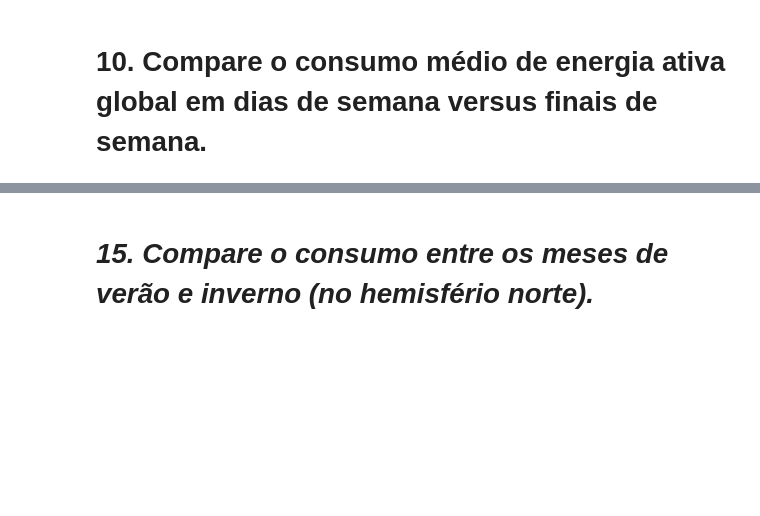
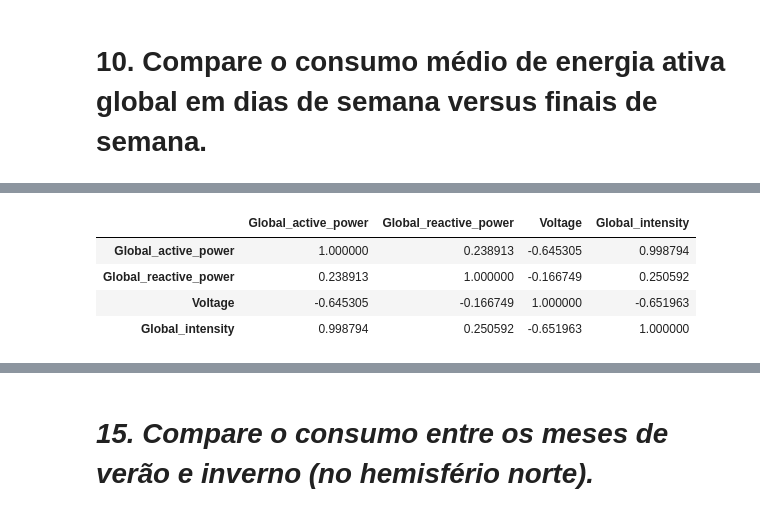
Before and after one commit to PedroH-07/Checkpoint1-SERS, a Jupyter notebook: CP01_SERS.ipynb, the cells around one changed output, grey strips where cells are left out. Cells and saved outputs as stored; diff of their text form; code cells hidden in the pictures; blank space fills up the shorter version.

```diff
--- a/CP01_SERS.ipynb
+++ b/CP01_SERS.ipynb
@@ -93,0 +165,9 @@ display(average_power_by_daytype)
+# %%
+correlation_matrix = df[['Global_active_power', 'Global_reactive_power', 'Voltage', 'Global_intensity']].corr()
+display(correlation_matrix)
+# %% [output]
+|  | Global_active_power | Global_reactive_power | Voltage | Global_intensity |
+| Global_active_power | 1.000000 | 0.238913 | -0.645305 | 0.998794 |
+| Global_reactive_power | 0.238913 | 1.000000 | -0.166749 | 0.250592 |
+| Voltage | -0.645305 | -0.166749 | 1.000000 | -0.651963 |
+| Global_intensity | 0.998794 | 0.250592 | -0.651963 | 1.000000 |
```
Also changed, not shown: parts of 67 cells of this notebook.
